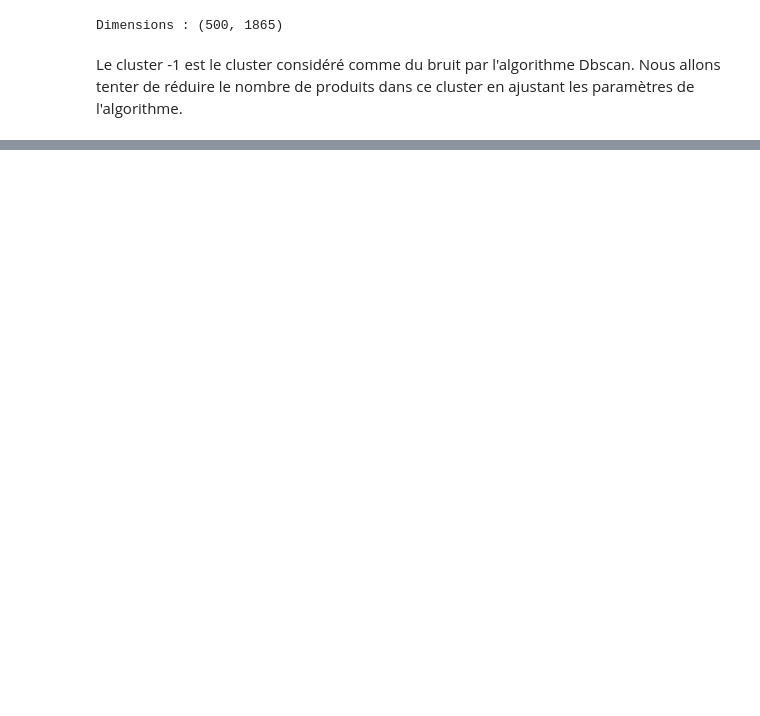
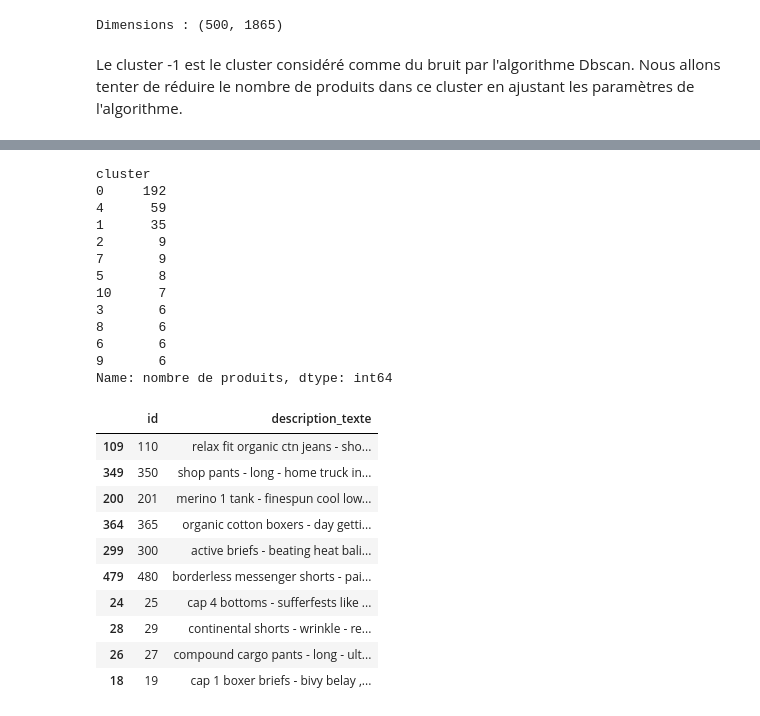
Before and after one commit to LN-Nb/north_face, a Jupyter notebook: Nico/notebooks/clustering_cv.ipynb, the cells around one changed output, grey strips where cells are left out. Cells and saved outputs as stored; diff of their text form; code cells hidden in the pictures; blank space fills up the shorter version.

Commit message:
crossvalidation clustering, question ouverte

```diff
--- a/Nico/notebooks/clustering_cv.ipynb
+++ b/Nico/notebooks/clustering_cv.ipynb
@@ -117,0 +175,58 @@ plt.show()
+# %%
+dbscan_candidat = DBSCAN(
+    eps=0.74,
+    min_samples=6,
+    metric="cosine"
+)
+
+labels_candidat = dbscan_candidat.fit_predict(matrice_tfidf)
+
+lecture_candidat = ids.assign(
+    cluster=labels_candidat
+).merge(
+    data[["id", "description_texte"]],
+    on="id",
+    how="left",
+    validate="one_to_one"
+)
+
+tailles = lecture_candidat.loc[
+    lecture_candidat["cluster"] != -1, "cluster"
+].value_counts()
+
+display(tailles.rename("nombre de produits"))
+
+plus_gros = tailles.idxmax()
+groupe = lecture_candidat.loc[
+    lecture_candidat["cluster"] == plus_gros
+]
+
+display(
+    groupe.sample(n=min(10, len(groupe)), random_state=42)
+    [["id", "description_texte"]]
+)
+# %% [output]
+cluster
+0     192
+4      59
+1      35
+2       9
+7       9
+5       8
+10      7
+3       6
+8       6
+6       6
+9       6
+Name: nombre de produits, dtype: int64
+|  | id | description_texte |
+| 109 | 110 | relax fit organic ctn jeans - sho... |
+| 349 | 350 | shop pants - long - home truck in... |
+| 200 | 201 | merino 1 tank - finespun cool low... |
+| 364 | 365 | organic cotton boxers - day getti... |
+| 299 | 300 | active briefs - beating heat bali... |
+| 479 | 480 | borderless messenger shorts - pai... |
+| 24 | 25 | cap 4 bottoms - sufferfests like ... |
+| 28 | 29 | continental shorts - wrinkle - re... |
+| 26 | 27 | compound cargo pants - long - ult... |
+| 18 | 19 | cap 1 boxer briefs - bivy belay ,... |
```
Also changed, not shown: parts of 8 cells of this notebook.
